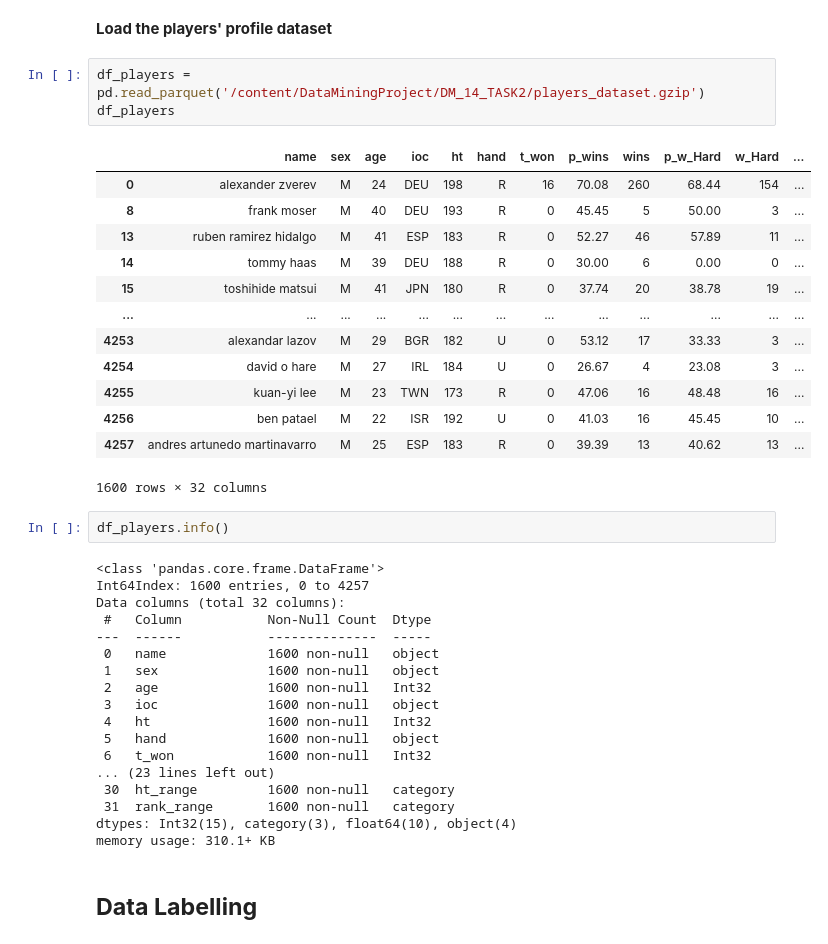
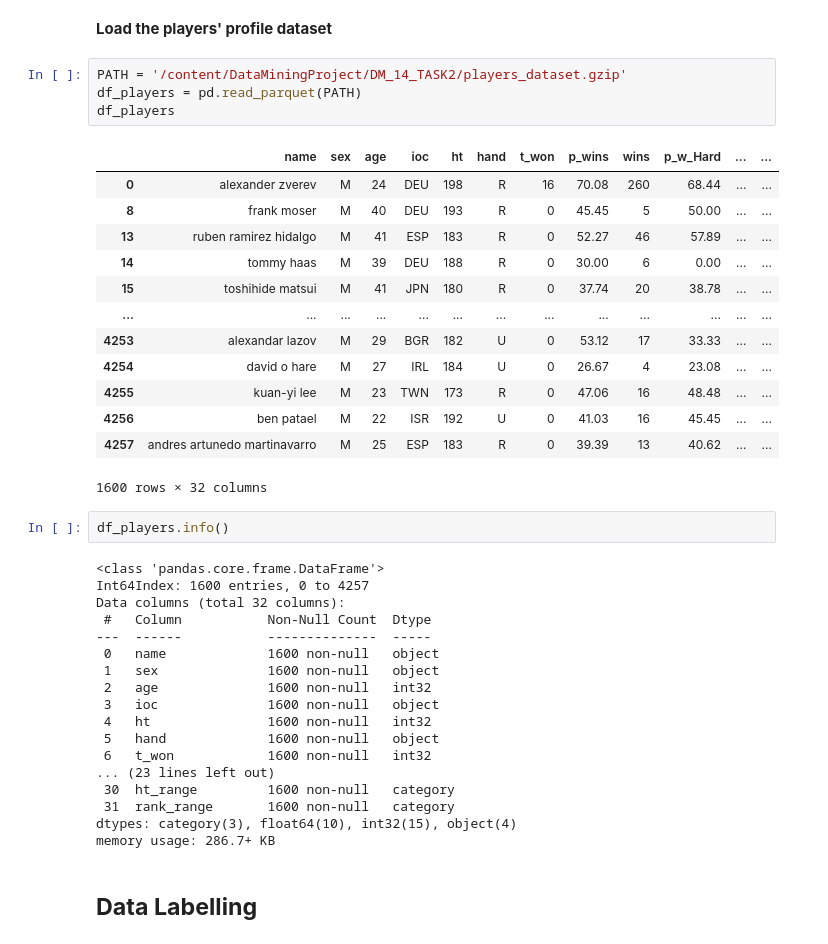
Before and after one commit to nikodallanoce/DataMiningProject, a Jupyter notebook: DM_14_TASK3/DM_14_predictive_analysis.ipynb, the cells around one changed output. Drawn from its saved outputs; the diff is of its cells as text.

```diff
--- a/DM_14_TASK3/DM_14_predictive_analysis.ipynb
+++ b/DM_14_TASK3/DM_14_predictive_analysis.ipynb
@@ -32,21 +32,22 @@ fatal: destination path 'DataMiningProject' already exists and is not an empty d
 # %% [markdown]
 **Load the players' profile dataset**
 # %%
-df_players = pd.read_parquet('/content/DataMiningProject/DM_14_TASK2/players_dataset.gzip')
+PATH = '/content/DataMiningProject/DM_14_TASK2/players_dataset.gzip'
+df_players = pd.read_parquet(PATH)
 df_players
 # %% [output]
-|  | name | sex | age | ioc | ht | hand | t_won | p_wins | wins | p_w_Hard | w_Hard | ... |
-| 0 | alexander zverev | M | 24 | DEU | 198 | R | 16 | 70.08 | 260 | 68.44 | 154 | ... |
-| 8 | frank moser | M | 40 | DEU | 193 | R | 0 | 45.45 | 5 | 50.00 | 3 | ... |
-| 13 | ruben ramirez hidalgo | M | 41 | ESP | 183 | R | 0 | 52.27 | 46 | 57.89 | 11 | ... |
-| 14 | tommy haas | M | 39 | DEU | 188 | R | 0 | 30.00 | 6 | 0.00 | 0 | ... |
-| 15 | toshihide matsui | M | 41 | JPN | 180 | R | 0 | 37.74 | 20 | 38.78 | 19 | ... |
+|  | name | sex | age | ioc | ht | hand | t_won | p_wins | wins | p_w_Hard | ... | ... |
+| 0 | alexander zverev | M | 24 | DEU | 198 | R | 16 | 70.08 | 260 | 68.44 | ... | ... |
+| 8 | frank moser | M | 40 | DEU | 193 | R | 0 | 45.45 | 5 | 50.00 | ... | ... |
+| 13 | ruben ramirez hidalgo | M | 41 | ESP | 183 | R | 0 | 52.27 | 46 | 57.89 | ... | ... |
+| 14 | tommy haas | M | 39 | DEU | 188 | R | 0 | 30.00 | 6 | 0.00 | ... | ... |
+| 15 | toshihide matsui | M | 41 | JPN | 180 | R | 0 | 37.74 | 20 | 38.78 | ... | ... |
 | ... | ... | ... | ... | ... | ... | ... | ... | ... | ... | ... | ... | ... |
-| 4253 | alexandar lazov | M | 29 | BGR | 182 | U | 0 | 53.12 | 17 | 33.33 | 3 | ... |
-| 4254 | david o hare | M | 27 | IRL | 184 | U | 0 | 26.67 | 4 | 23.08 | 3 | ... |
-| 4255 | kuan-yi lee | M | 23 | TWN | 173 | R | 0 | 47.06 | 16 | 48.48 | 16 | ... |
-| 4256 | ben patael | M | 22 | ISR | 192 | U | 0 | 41.03 | 16 | 45.45 | 10 | ... |
-| 4257 | andres artunedo martinavarro | M | 25 | ESP | 183 | R | 0 | 39.39 | 13 | 40.62 | 13 | ... |
+| 4253 | alexandar lazov | M | 29 | BGR | 182 | U | 0 | 53.12 | 17 | 33.33 | ... | ... |
+| 4254 | david o hare | M | 27 | IRL | 184 | U | 0 | 26.67 | 4 | 23.08 | ... | ... |
+| 4255 | kuan-yi lee | M | 23 | TWN | 173 | R | 0 | 47.06 | 16 | 48.48 | ... | ... |
+| 4256 | ben patael | M | 22 | ISR | 192 | U | 0 | 41.03 | 16 | 45.45 | ... | ... |
+| 4257 | andres artunedo martinavarro | M | 25 | ESP | 183 | R | 0 | 39.39 | 13 | 40.62 | ... | ... |
 1600 rows × 32 columns
 # %%
 df_players.info()
@@ -58,16 +59,16 @@ Data columns (total 32 columns):
 ---  ------           --------------  -----
  0   name             1600 non-null   object
  1   sex              1600 non-null   object
- 2   age              1600 non-null   Int32
+ 2   age              1600 non-null   int32
  3   ioc              1600 non-null   object
- 4   ht               1600 non-null   Int32
+ 4   ht               1600 non-null   int32
  5   hand             1600 non-null   object
- 6   t_won            1600 non-null   Int32
+ 6   t_won            1600 non-null   int32
 ... (23 lines left out)
  30  ht_range         1600 non-null   category
  31  rank_range       1600 non-null   category
-dtypes: Int32(15), category(3), float64(10), object(4)
-memory usage: 310.1+ KB
+dtypes: category(3), float64(10), int32(15), object(4)
+memory usage: 286.7+ KB
 # %% [markdown]
 ## **Data Labelling**
 # %% [markdown]
```
Also changed, not shown: parts of 9 cells of this notebook.
